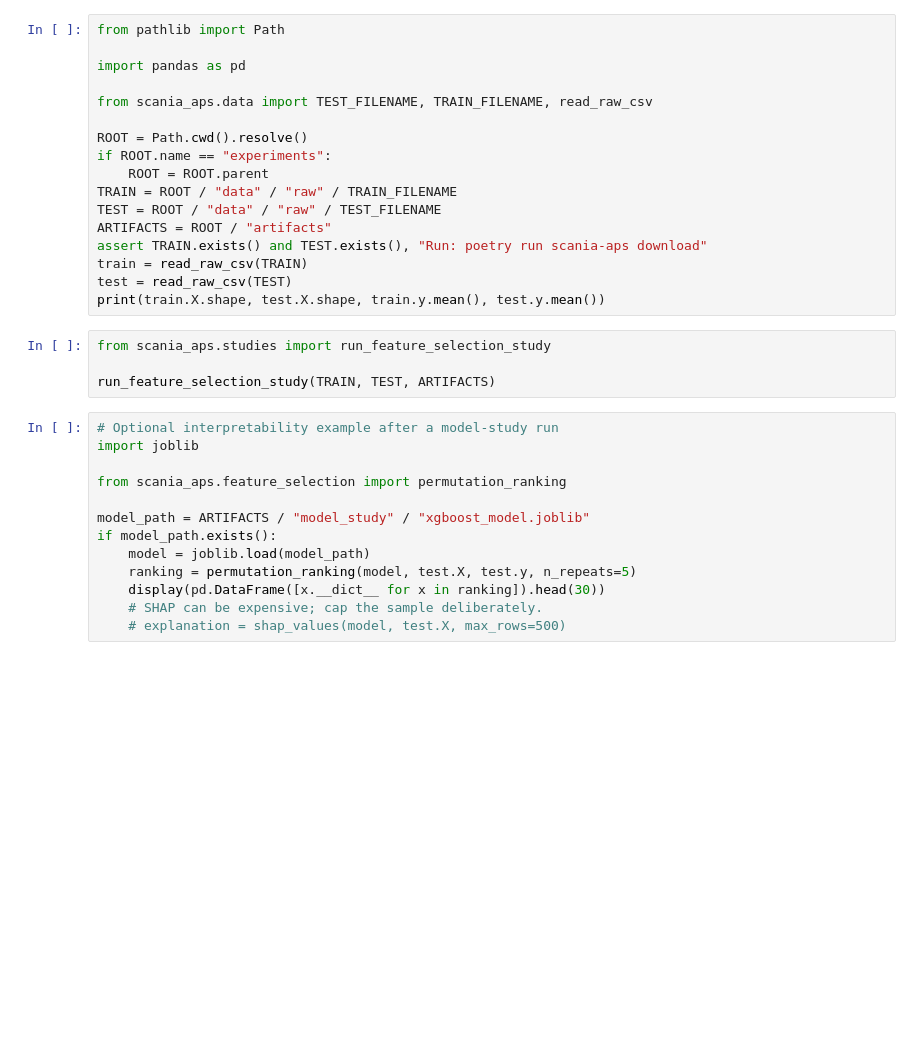
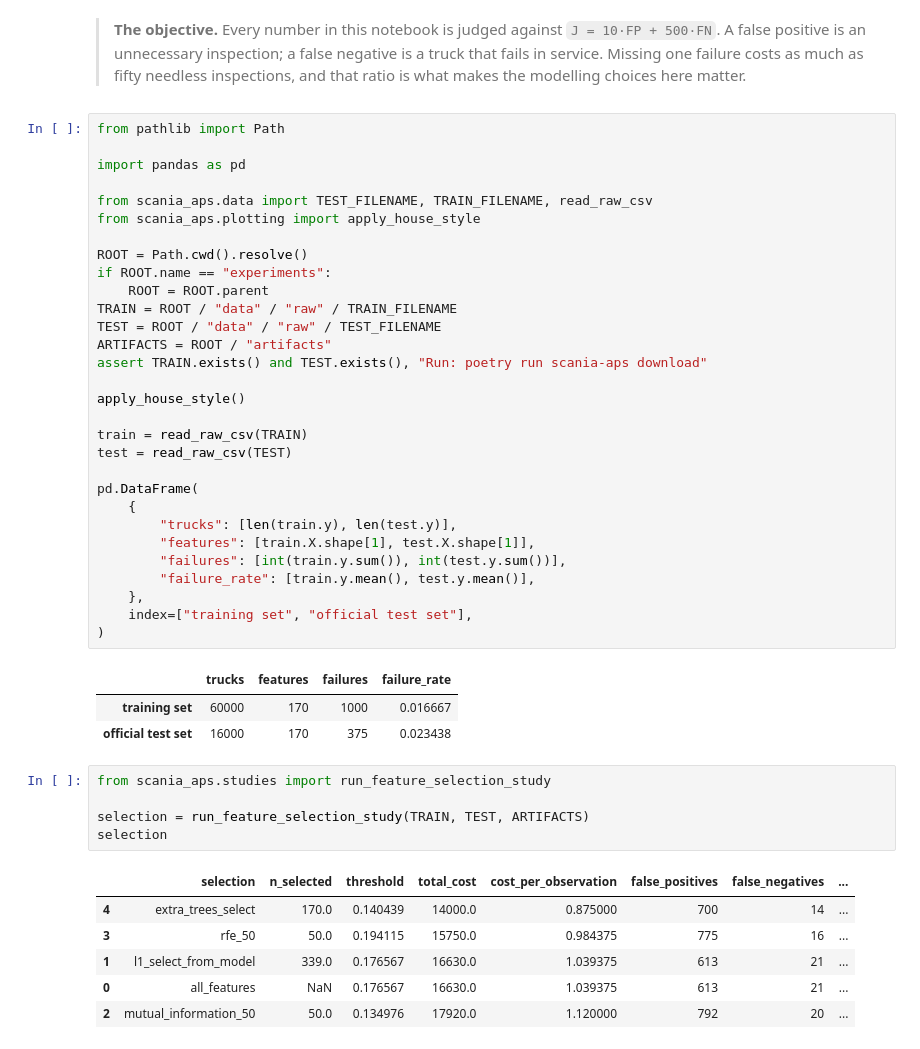
Before and after one commit to DiogoRibeiro7/scania-aps-cost, a Jupyter notebook: experiments/11_feature_selection.ipynb, the cells around one changed output. Saved outputs shown, nothing was run; the diff lists cells and outputs as text; blank space fills up the shorter version.

```diff
--- a/experiments/11_feature_selection.ipynb
+++ b/experiments/11_feature_selection.ipynb
@@ -5,34 +17,52 @@ Compare L1 sparsity, mutual information, RFE and tree-based selection. Then use
-# %%
-from pathlib import Path
-
-import pandas as pd
-
-from scania_aps.data import TEST_FILENAME, TRAIN_FILENAME, read_raw_csv
-
-ROOT = Path.cwd().resolve()
-if ROOT.name == "experiments":
-    ROOT = ROOT.parent
-TRAIN = ROOT / "data" / "raw" / TRAIN_FILENAME
-TEST = ROOT / "data" / "raw" / TEST_FILENAME
-ARTIFACTS = ROOT / "artifacts"
-assert TRAIN.exists() and TEST.exists(), "Run: poetry run scania-aps download"
-train = read_raw_csv(TRAIN)
-test = read_raw_csv(TEST)
-print(train.X.shape, test.X.shape, train.y.mean(), test.y.mean())
+# %% [markdown]
+> **The objective.** Every number in this notebook is judged against
+> `J = 10·FP + 500·FN`. A false positive is an unnecessary inspection; a false
+> negative is a truck that fails in service. Missing one failure costs as much
+> as fifty needless inspections, and that ratio is what makes the modelling
+> choices here matter.
 # %%
-from scania_aps.studies import run_feature_selection_study
+from pathlib import Path
 
-run_feature_selection_study(TRAIN, TEST, ARTIFACTS)
+import pandas as pd
+
+from scania_aps.data import TEST_FILENAME, TRAIN_FILENAME, read_raw_csv
+from scania_aps.plotting import apply_house_style
+
+ROOT = Path.cwd().resolve()
+if ROOT.name == "experiments":
+    ROOT = ROOT.parent
+TRAIN = ROOT / "data" / "raw" / TRAIN_FILENAME
+TEST = ROOT / "data" / "raw" / TEST_FILENAME
+ARTIFACTS = ROOT / "artifacts"
+assert TRAIN.exists() and TEST.exists(), "Run: poetry run scania-aps download"
+
+apply_house_style()
+
+train = read_raw_csv(TRAIN)
+test = read_raw_csv(TEST)
+
+pd.DataFrame(
+    {
+        "trucks": [len(train.y), len(test.y)],
+        "features": [train.X.shape[1], test.X.shape[1]],
+        "failures": [int(train.y.sum()), int(test.y.sum())],
+        "failure_rate": [train.y.mean(), test.y.mean()],
+    },
+    index=["training set", "official test set"],
+)
+# %% [output]
+|  | trucks | features | failures | failure_rate |
+| training set | 60000 | 170 | 1000 | 0.016667 |
+| official test set | 16000 | 170 | 375 | 0.023438 |
 # %%
-# Optional interpretability example after a model-study run
-import joblib
+from scania_aps.studies import run_feature_selection_study
 
-from scania_aps.feature_selection import permutation_ranking
-
-model_path = ARTIFACTS / "model_study" / "xgboost_model.joblib"
-if model_path.exists():
-    model = joblib.load(model_path)
-    ranking = permutation_ranking(model, test.X, test.y, n_repeats=5)
-    display(pd.DataFrame([x.__dict__ for x in ranking]).head(30))
-    # SHAP can be expensive; cap the sample deliberately.
-    # explanation = shap_values(model, test.X, max_rows=500)
+selection = run_feature_selection_study(TRAIN, TEST, ARTIFACTS)
+selection
+# %% [output]
+|  | selection | n_selected | threshold | total_cost | cost_per_observation | false_positives | false_negatives | ... |
+| 4 | extra_trees_select | 170.0 | 0.140439 | 14000.0 | 0.875000 | 700 | 14 | ... |
+| 3 | rfe_50 | 50.0 | 0.194115 | 15750.0 | 0.984375 | 775 | 16 | ... |
+| 1 | l1_select_from_model | 339.0 | 0.176567 | 16630.0 | 1.039375 | 613 | 21 | ... |
+| 0 | all_features | NaN | 0.176567 | 16630.0 | 1.039375 | 613 | 21 | ... |
+| 2 | mutual_information_50 | 50.0 | 0.134976 | 17920.0 | 1.120000 | 792 | 20 | ... |
```
Also changed, not shown: parts of 7 cells of this notebook, 19 other files.
